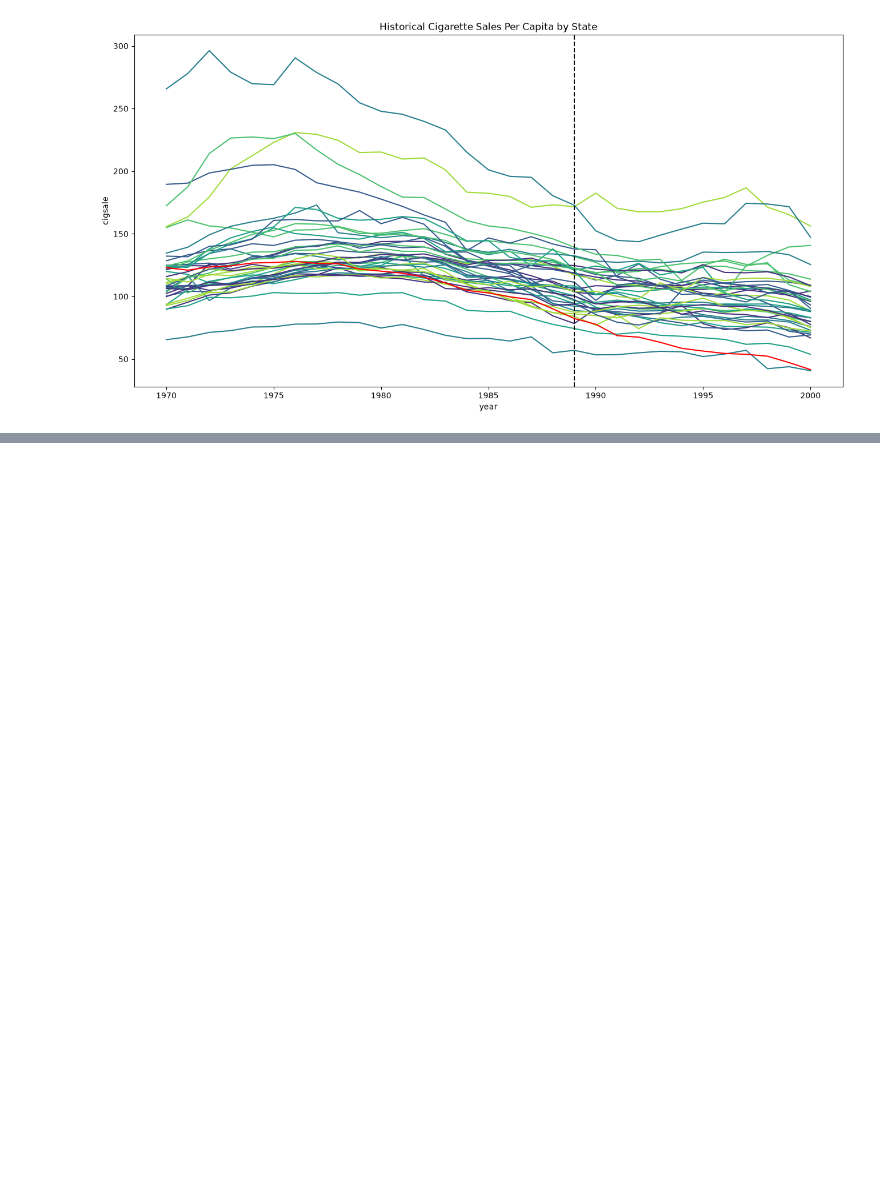
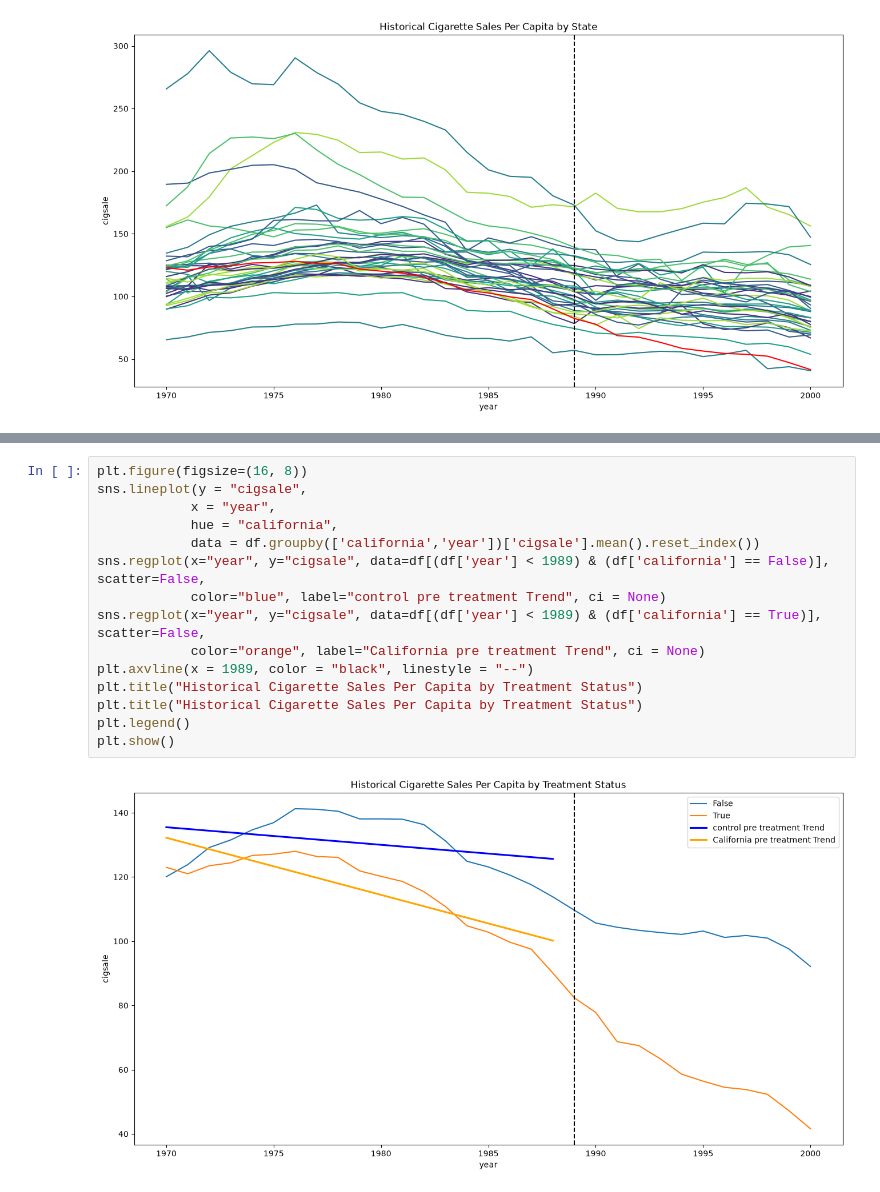
Before and after one commit to Michael-Morgan-Giles/regression_analysis, a Jupyter notebook: 4_panel_data/Treatment_Effect_DiD_Intro.ipynb, the cells around one changed output, grey strips where cells are left out. Cells and saved outputs as stored; diff of their text form; blank space fills up the shorter version.

```diff
--- a/4_panel_data/Treatment_Effect_DiD_Intro.ipynb
+++ b/4_panel_data/Treatment_Effect_DiD_Intro.ipynb
@@ -93 +103,18 @@ Text(0.5, 1.0, 'Historical Cigarette Sales Per Capita by State')
+# %%
+plt.figure(figsize=(16, 8))
+sns.lineplot(y = "cigsale",
+            x = "year",
+            hue = "california",
+            data = df.groupby(['california','year'])['cigsale'].mean().reset_index())
+sns.regplot(x="year", y="cigsale", data=df[(df['year'] < 1989) & (df['california'] == False)], scatter=False,
+            color="blue", label="control pre treatment Trend", ci = None)
+sns.regplot(x="year", y="cigsale", data=df[(df['year'] < 1989) & (df['california'] == True)], scatter=False,
+            color="orange", label="California pre treatment Trend", ci = None)
+plt.axvline(x = 1989, color = "black", linestyle = "--")
+plt.title("Historical Cigarette Sales Per Capita by Treatment Status")
+plt.title("Historical Cigarette Sales Per Capita by Treatment Status")
+plt.legend()
+plt.show()
+# %% [output]
+[figure, added]
 # %% [markdown]
```
Also changed, not shown: parts of 34 cells of this notebook, 2 other files.
